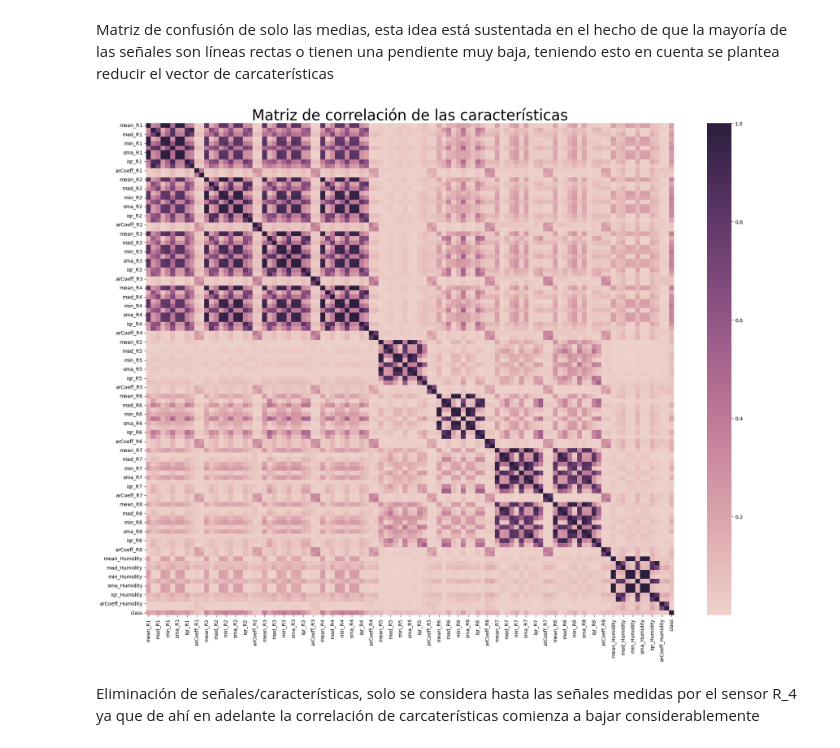
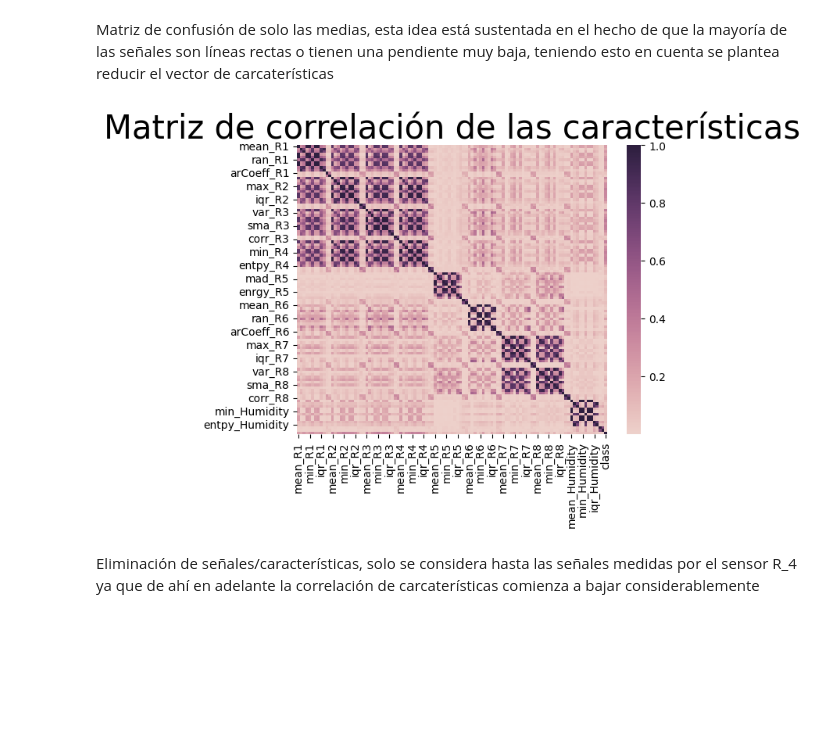
Before and after one commit to d4vidi4n/borradores, a Jupyter notebook: Proyecto_IC_Jorge_Estrada.ipynb, the cells around one changed output. Drawn from its saved outputs; the diff is of its cells as text; code cells hidden in the pictures; blank space fills up the shorter version.

```diff
--- a/Proyecto_IC_Jorge_Estrada.ipynb
+++ b/Proyecto_IC_Jorge_Estrada.ipynb
@@ -59,10 +60,10 @@ Puede no ser necesario aplicar un filtro ya que algraficar varias señales, se v
 
 Vuelvo a reiterar, es probable que las clases 2 y 3 se confundan al momento de clasificar ya que las líneas se tienden a apilar y casi siempre las de clase 1 quedan abajo y las señales de las otras clases otras a veces se superponen.
 # %%
-start = 3 #R_start
+start = 0 #R_start
 idx = [start*128, start*128 + 128]
 num_sign_per_graph = 6
-rs = 42
+rs = 20
 
 # Definición única de parámetros gráficos
 plot_kwargs_1 = {
@@ -103,4 +104,39 @@ plt.show()
 filename = f'signals_R{start}.svg'
 filepath = os.path.join(folder, filename)
 plt.savefig(filepath)
+
+N_derv = 1
+plt.figure()
+plt.grid()
+plt.xlabel('Label Index')
+plt.ylabel('Derivative of Magnitude measured')
+plt.title(f'Signals of R_{start}')
+
+for i in range(num_sign_per_graph):
+  plt.plot(np.arange(0,128), np.gradient(df_trainval[df_trainval['class']==1].sample(n=num_sign_per_graph, random_state=rs).iloc[i][idx[0]:idx[1]],edge_order=N_derv), **plot_kwargs_1)
+  plt.plot(np.arange(0,128), np.gradient(df_trainval[df_trainval['class']==2].sample(n=num_sign_per_graph, random_state=rs).iloc[i][idx[0]:idx[1]],edge_order=N_derv), **plot_kwargs_2)
+  plt.plot(np.arange(0,128), np.gradient(df_trainval[df_trainval['class']==3].sample(n=num_sign_per_graph, random_state=rs).iloc[i][idx[0]:idx[1]],edge_order=N_derv), **plot_kwargs_3)
+  if i == 0:
+    plt.legend(loc=8, bbox_to_anchor=(0.5, -0.25), ncol=3)
+plt.show()
+
+filename = f'grad_of_signals_R{start}.svg'
+filepath = os.path.join(folder, filename)
+plt.savefig(filepath)
+
+
+N_derv = 2
+plt.figure()
+plt.grid()
+plt.xlabel('Label Index')
+plt.ylabel('Second derivative of Magnitude measured')
+plt.title(f'Signals of R_{start}')
+
+for i in range(num_sign_per_graph):
+  plt.plot(np.arange(0,128), np.gradient(df_trainval[df_trainval['class']==1].sample(n=num_sign_per_graph, random_state=rs).iloc[i][idx[0]:idx[1]],edge_order=N_derv), **plot_kwargs_1)
+  plt.plot(np.arange(0,128), np.gradient(df_trainval[df_trainval['class']==2].sample(n=num_sign_per_graph, random_state=rs).iloc[i][idx[0]:idx[1]],edge_order=N_derv), **plot_kwargs_2)
+  plt.plot(np.arange(0,128), np.gradient(df_trainval[df_trainval['class']==3].sample(n=num_sign_per_graph, random_state=rs).iloc[i][idx[0]:idx[1]],edge_order=N_derv), **plot_kwargs_3)
+  if i == 0:
+    plt.legend(loc=8, bbox_to_anchor=(0.5, -0.25), ncol=3)
+plt.show()
 # %% [output]
@@ -223,14 +247,14 @@ df_test
 # %% [markdown]
 Matriz de confusión de solo las medias, esta idea está sustentada en el hecho de que la mayoría de las señales son líneas rectas o tienen una pendiente muy baja, teniendo esto en cuenta se plantea reducir el vector de carcaterísticas
 # %%
-plt.figure(figsize=(24, 18))
+# plt.figure(figsize=(24, 18))
 correlation_data = df_train_w_class.corr(method='pearson')
 correlation_data_abs_value = abs(df_train_w_class.corr(method='pearson'))
 sns.heatmap(correlation_data_abs_value, cmap=sns.cubehelix_palette(as_cmap=True))
 plt.title("Matriz de correlación de las características", fontsize=30)
 plt.savefig('corr_lineal.svg', format='svg', bbox_inches='tight', pad_inches=0)
 # %% [output]
-[figure, old version]
+[figure, new version]
 # %% [markdown]
 Eliminación de señales/características, solo se considera hasta las señales medidas por el sensor R_4 ya que de ahí en adelante la correlación de carcaterísticas comienza a bajar considerablemente
 # %%
```
Also changed, not shown: parts of 41 cells of this notebook.
